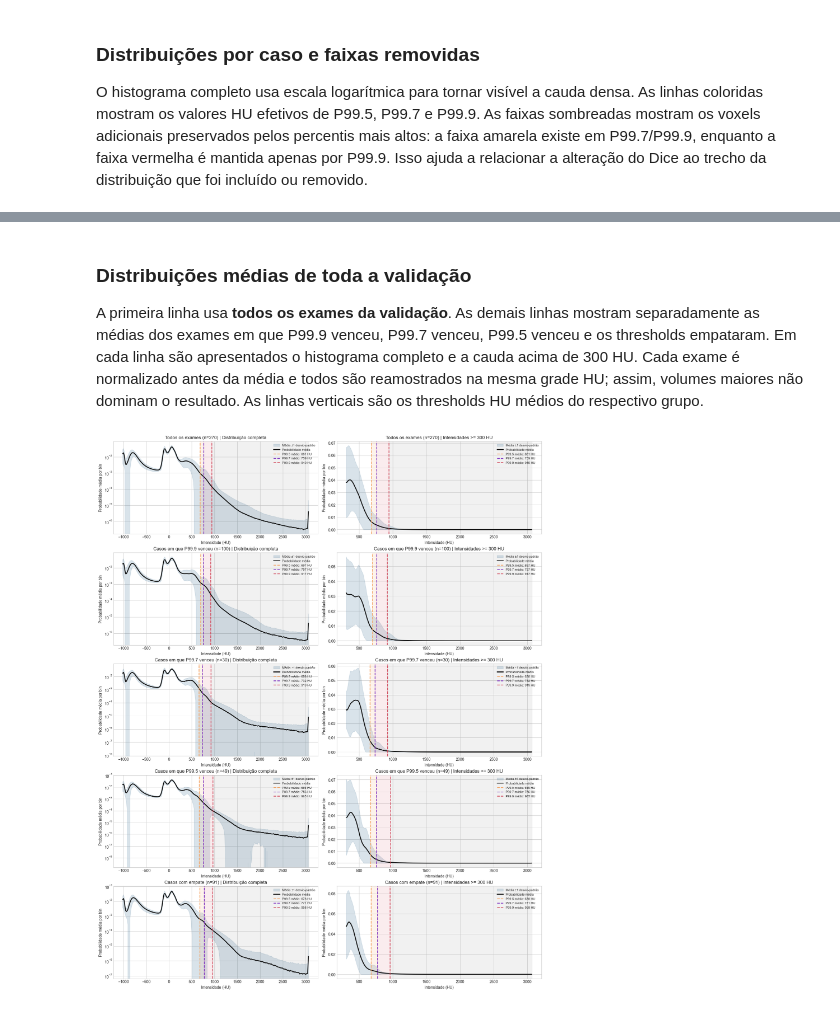
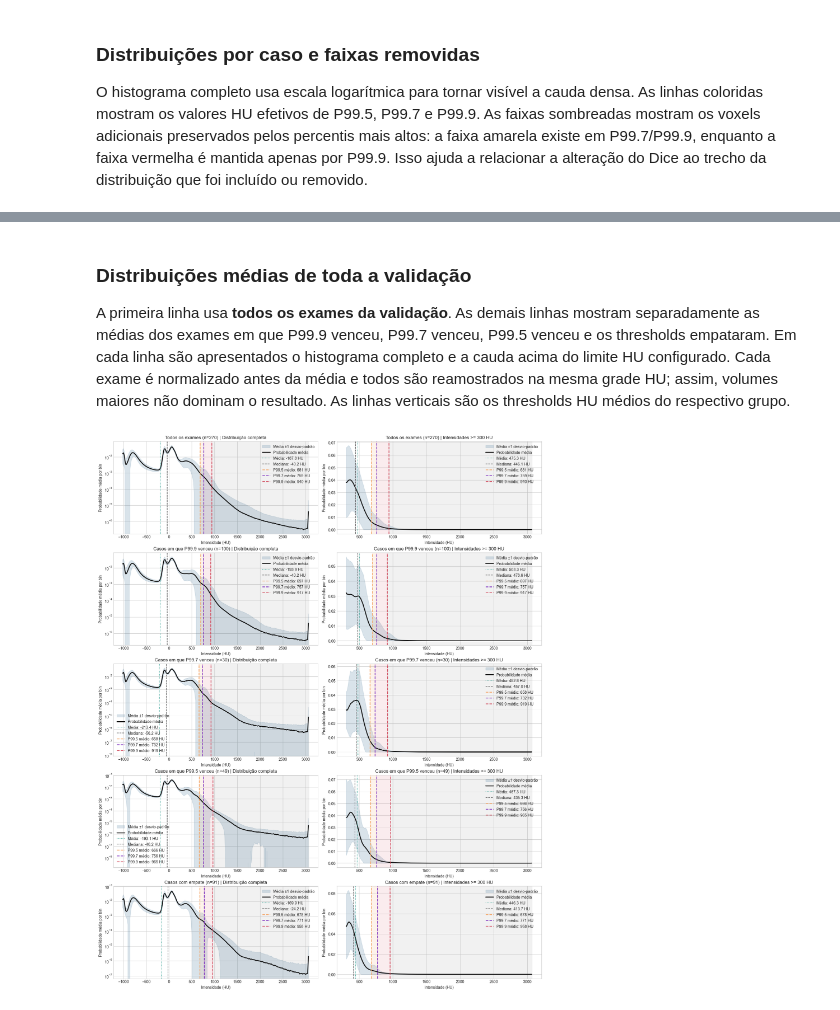
Before and after one commit to matheusssilva991/coronary-centerline-detection, a Jupyter notebook: src/eda/upper_threshold_analysis.ipynb, the cells around one changed output, grey strips where cells are left out. Drawn from its saved outputs; the diff is of its cells as text; code cells hidden in the pictures.

```diff
--- a/src/eda/upper_threshold_analysis.ipynb
+++ b/src/eda/upper_threshold_analysis.ipynb
@@ -49,7 +54,7 @@ COMPARISON_RUN_NAME = "sensitivity_selected_val_270"
 
 DETAIL_CASE_COUNT = 30
 LOAD_IMAGE_DATA = True
-HISTOGRAM_DENSE_MIN_HU = 300.0
+DENSE_INTENSITY_MIN_HU = 300.0
 HISTOGRAM_BINS = 256
 HISTOGRAM_PROGRESS_EVERY = 25
 
@@ -614,7 +619,7 @@ else:
             cohort_image_ids,
             IMAGECAS_PATH,
             run_config["effective_base_config"],
-            dense_min_hu=HISTOGRAM_DENSE_MIN_HU,
+            dense_min_hu=DENSE_INTENSITY_MIN_HU,
             bins=HISTOGRAM_BINS,
             percentiles=(99.5, 99.7, 99.9),
             progress_every=HISTOGRAM_PROGRESS_EVERY,
@@ -881,7 +875,7 @@ else:
 A primeira linha usa **todos os exames da validação**. As demais linhas mostram
 separadamente as médias dos exames em que P99.9 venceu, P99.7 venceu, P99.5
 venceu e os thresholds empataram. Em cada linha são apresentados o histograma
-completo e a cauda acima de 300 HU. Cada exame é normalizado antes da média e
+completo e a cauda acima do limite HU configurado. Cada exame é normalizado antes da média e
 todos são reamostrados na mesma grade HU; assim, volumes maiores não dominam o
 resultado. As linhas verticais são os thresholds HU médios do respectivo grupo.
 # %%
@@ -898,7 +892,7 @@ else:
                 histogram_name=histogram_name,
                 bins=HISTOGRAM_BINS,
             )
-            for histogram_name in ("full", "above_300_hu")
+            for histogram_name in ("full", "dense_hu")
         ],
         ignore_index=True,
     )
@@ -963,23 +957,24 @@ else:
         for column_index, (histogram_name, title) in enumerate(
             (
                 ("full", "Distribuição completa"),
-                ("above_300_hu", "Intensidades >= 300 HU"),
+                (
+                    "dense_hu",
+                    f"Intensidades >= {DENSE_INTENSITY_MIN_HU:g} HU",
+                ),
             )
         ):
             ax = axes[row_index, column_index]
             profiles = group_profiles.loc[
                 group_profiles["histogram"].eq(histogram_name)
             ]
-            histogram = (
-                profiles.groupby(
-                    ["bin_left_hu", "bin_right_hu", "bin_center_hu"],
-                    as_index=False,
+            histogram = build_mean_normalized_intensity_histogram(
+                profiles,
+            )
+            group_mean_hu, group_median_hu = (
+                calculate_binned_intensity_mean_median(
+                    histogram,
+                    value_column="mean_probability",
                 )
-                .agg(
-                    mean_probability=("probability", "mean"),
-                    std_probability=("probability", "std"),
-                )
-                .fillna({"std_probability": 0.0})
             )
             lower = (
                 histogram["mean_probability"] - histogram["std_probability"]
@@ -999,35 +994,49 @@ else:
                 color="#111111",
                 linewidth=2.3,
                 label="Probabilidade média",
+            )
+            ax.axvline(
+                group_mean_hu,
+                color="#2a9d8f",
+                linestyle=":",
+                linewidth=1.4,
+                label=f"Média: {group_mean_hu:.1f} HU",
+            )
+            ax.axvline(
+                group_median_hu,
+                color="#555555",
+                linestyle="--",
+                linewidth=1.3,
+                label=f"Mediana: {group_median_hu:.1f} HU",
             )
 
             p995, p997, p999 = (
                 float(group_thresholds.loc[percentile])
                 for percentile in (99.5, 99.7, 99.9)
             )
             histogram_max = float(histogram["bin_right_hu"].max())
             ax.axvspan(p995, p997, color="#f4a261", alpha=0.12)
             ax.axvspan(p997, p999, color="#d1495b", alpha=0.10)
             ax.axvspan(p999, histogram_max, color="#555555", alpha=0.08)
             for percentile in (99.5, 99.7, 99.9):
                 ax.axvline(
                     group_thresholds.loc[percentile],
                     color=threshold_colors[percentile],
                     linewidth=1.8,
                     linestyle="--",
                     label=(
                         f"P{percentile:g} médio: "
                         f"{group_thresholds.loc[percentile]:.0f} HU"
                     ),
                 )
 
             if histogram_name == "full":
                 ax.set_yscale("log")
             ax.set_title(f"{group_label} (n={len(group_image_ids)}) | {title}")
             ax.set_xlabel("Intensidade (HU)")
             ax.set_ylabel("Probabilidade média por bin")
-            ax.legend(fontsize=8, loc="best")
+            ax.legend(fontsize=10, loc="best")
 
     plt.show()
 # %% [output]
-[figure, old version]
+[figure, new version]
```
Also changed, not shown: parts of 4 cells of this notebook, 47 other files.
